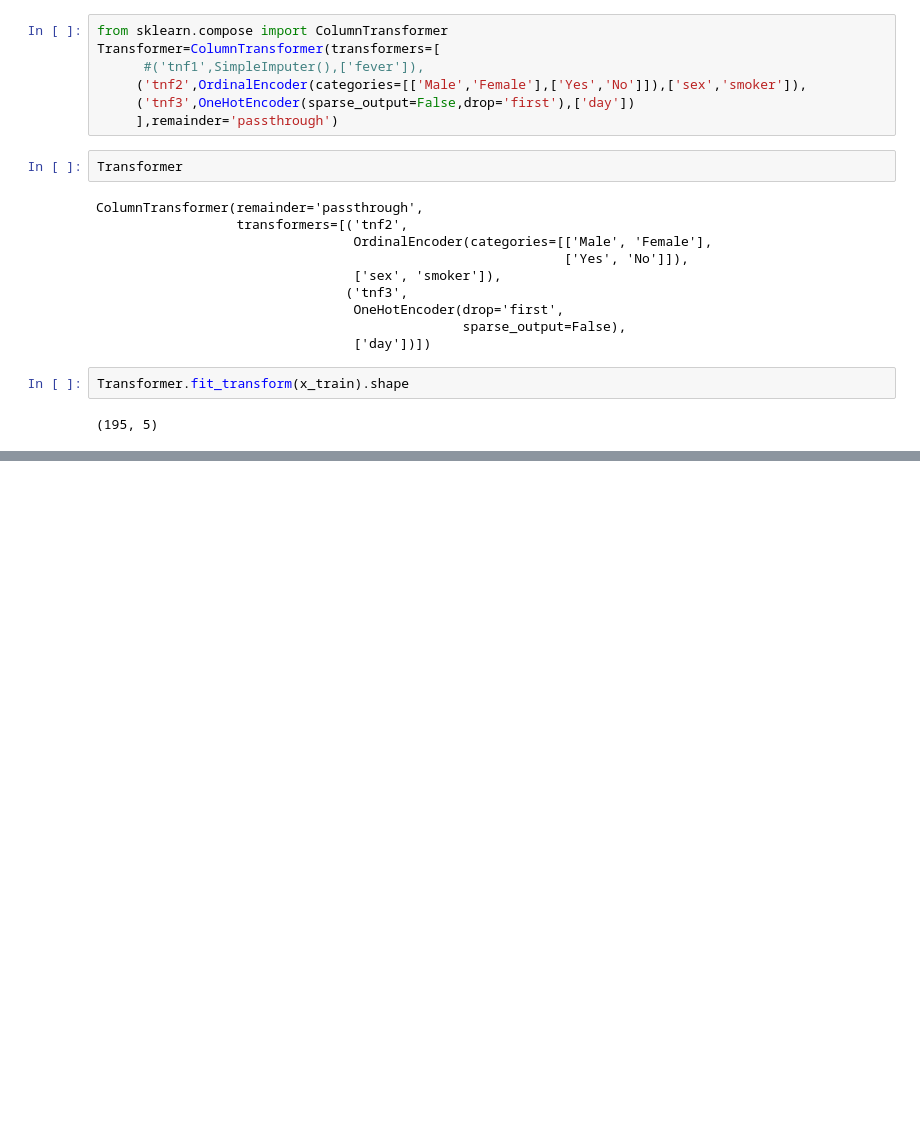
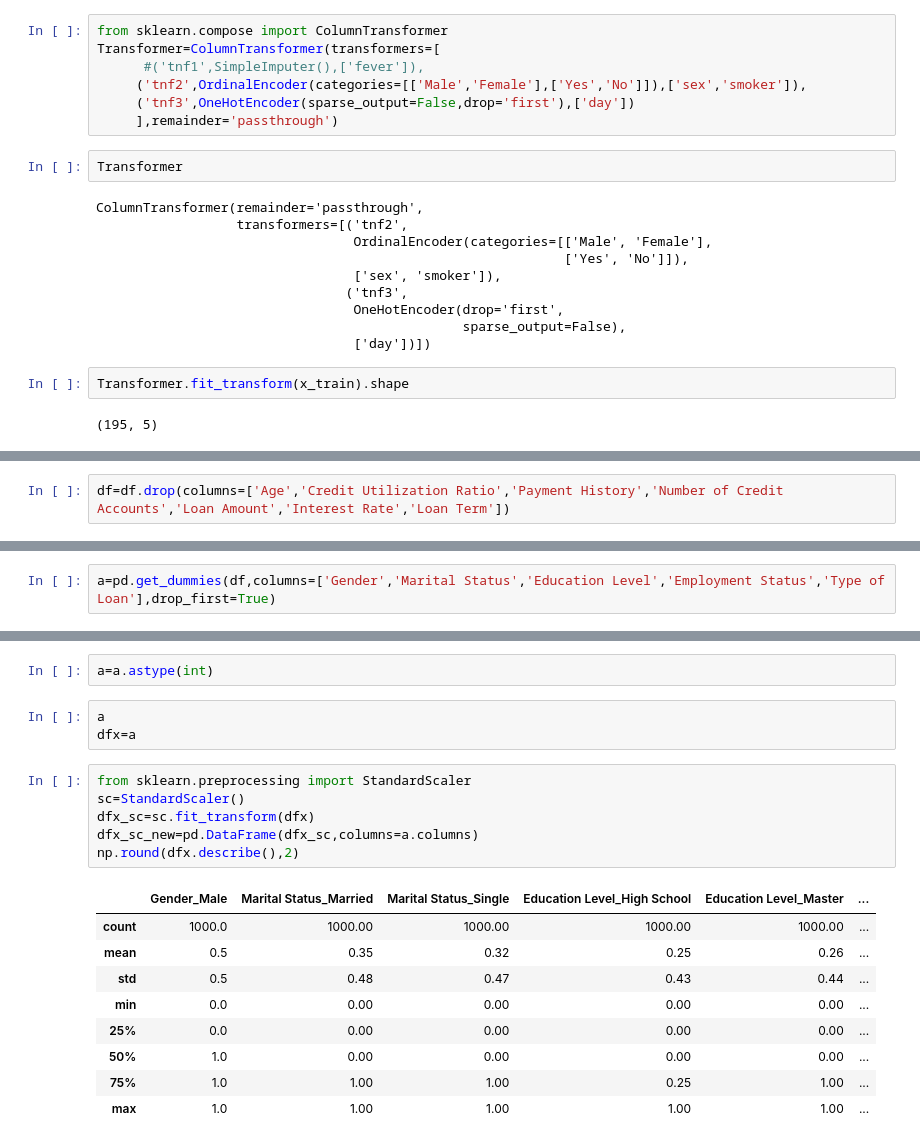
Before and after one commit to Divyanshpanchal960/python, a Jupyter notebook: practice_on_tipps_of_column_transform_.ipynb, the cells around one changed output, grey strips where cells are left out. Drawn from its saved outputs; the diff is of its cells as text; blank space fills up the shorter version.

```diff
--- a/practice_on_tipps_of_column_transform_.ipynb
+++ b/practice_on_tipps_of_column_transform_.ipynb
@@ -102,0 +217,2 @@ Transformer.fit_transform(x_train).shape
+# %%
+df=df.drop(columns=['Age','Credit Utilization Ratio','Payment History','Number of Credit Accounts','Loan Amount','Interest Rate','Loan Term'])
@@ -102,0 +228,2 @@ Transformer.fit_transform(x_train).shape
+# %%
+a=pd.get_dummies(df,columns=['Gender','Marital Status','Education Level','Employment Status','Type of Loan'],drop_first=True)
@@ -102,0 +237,21 @@ Transformer.fit_transform(x_train).shape
+# %%
+a=a.astype(int)
+# %%
+a
+dfx=a
+# %%
+from sklearn.preprocessing import StandardScaler
+sc=StandardScaler()
+dfx_sc=sc.fit_transform(dfx)
+dfx_sc_new=pd.DataFrame(dfx_sc,columns=a.columns)
+np.round(dfx.describe(),2)
+# %% [output]
+|  | Gender_Male | Marital Status_Married | Marital Status_Single | Education Level_High School | Education Level_Master | ... |
+| count | 1000.0 | 1000.00 | 1000.00 | 1000.00 | 1000.00 | ... |
+| mean | 0.5 | 0.35 | 0.32 | 0.25 | 0.26 | ... |
+| std | 0.5 | 0.48 | 0.47 | 0.43 | 0.44 | ... |
+| min | 0.0 | 0.00 | 0.00 | 0.00 | 0.00 | ... |
+| 25% | 0.0 | 0.00 | 0.00 | 0.00 | 0.00 | ... |
+| 50% | 1.0 | 0.00 | 0.00 | 0.00 | 0.00 | ... |
+| 75% | 1.0 | 1.00 | 1.00 | 0.25 | 1.00 | ... |
+| max | 1.0 | 1.00 | 1.00 | 1.00 | 1.00 | ... |
```
Also changed, not shown: parts of 21 cells of this notebook.
